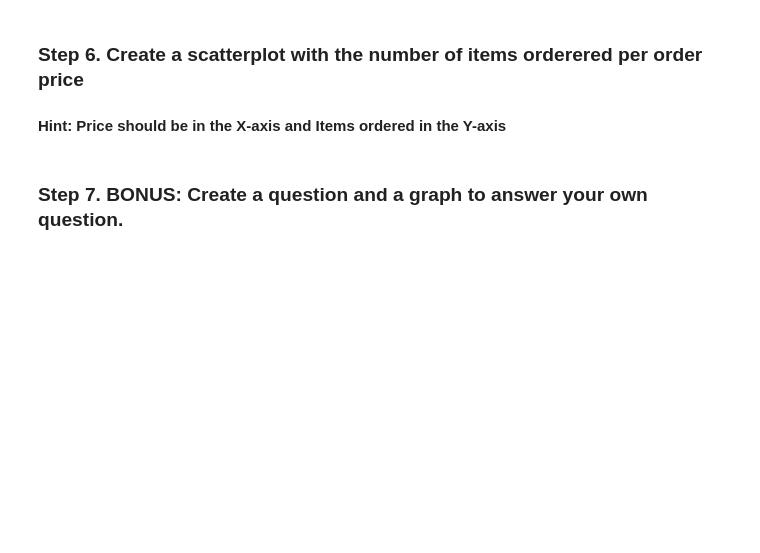
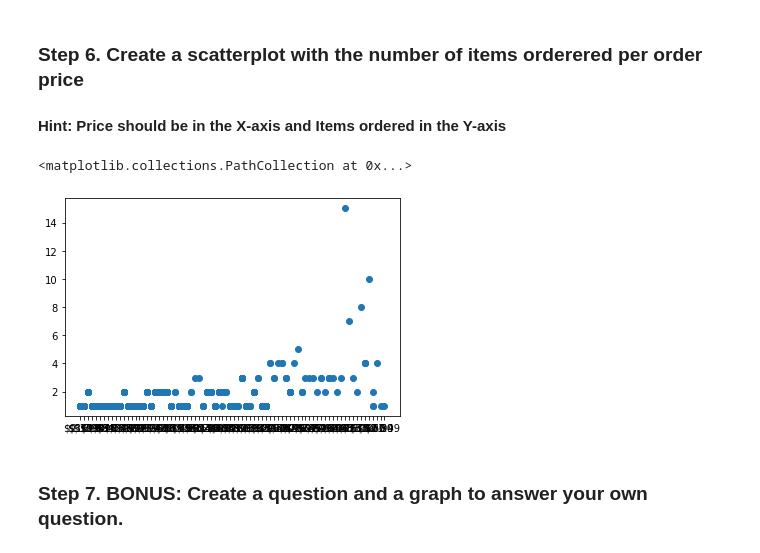
Before and after one commit to evan-freeman/pandas_exercises, a Jupyter notebook: 07_Visualization/Chipotle/Exercises.ipynb, the cells around one changed output. Saved outputs shown, nothing was run; the diff lists cells and outputs as text; code cells hidden in the pictures; blank space fills up the shorter version.

```diff
--- a/07_Visualization/Chipotle/Exercises.ipynb
+++ b/07_Visualization/Chipotle/Exercises.ipynb
@@ -23,5 +63,10 @@ from collections import Counter
 # %% [markdown]
 ### Step 6. Create a scatterplot with the number of items orderered per order price
 #### Hint: Price should be in the X-axis and Items ordered in the Y-axis
+# %%
+plt.scatter(x = 'item_price', y = 'quantity', data = chipos)
+# %% [output]
+<matplotlib.collections.PathCollection at 0x...>
+[figure, added]
 # %% [markdown]
 ### Step 7. BONUS: Create a question and a graph to answer your own question.
```
Also changed, not shown: parts of 9 cells of this notebook, 2 other files.
